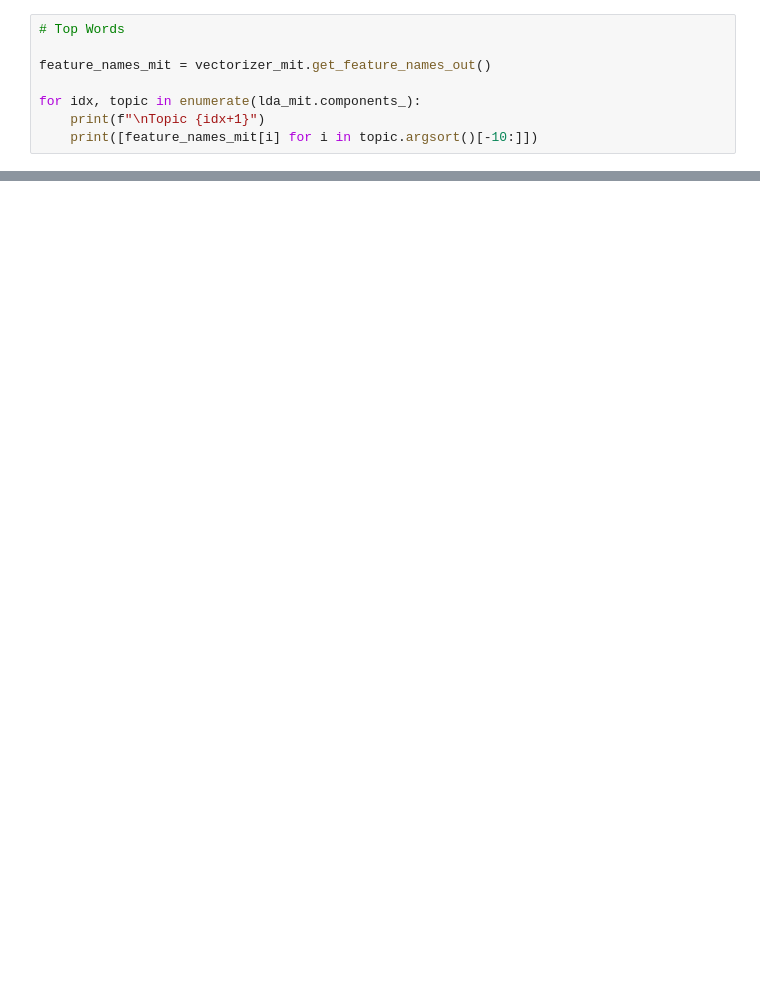
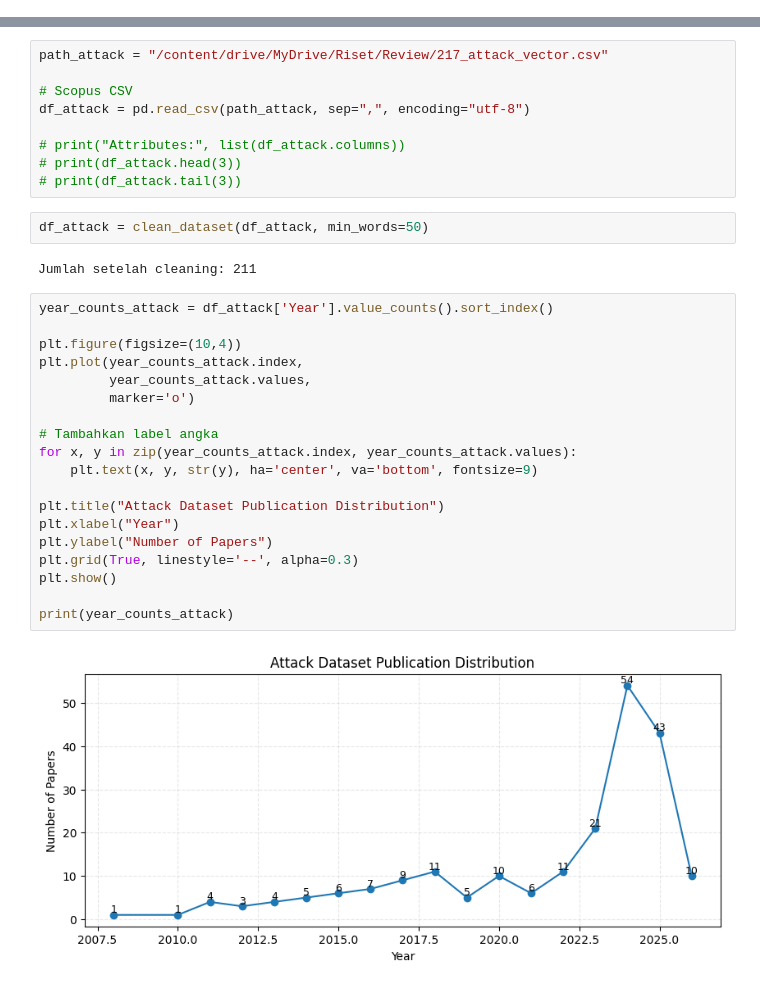
Before and after one commit to aquarink/Trends-in-Data-Leakage-Attacks-and-Mitigation-Strategies, a Jupyter notebook: DataLeakageAttackDataset.ipynb, the cells around one changed output, grey strips where cells are left out. Drawn from its saved outputs; the diff is of its cells as text; blank space fills up the shorter version.

Commit message:
revamp: new version clean code

```diff
--- a/DataLeakageAttackDataset.ipynb
+++ b/DataLeakageAttackDataset.ipynb
@@ -319,8 +0,0 @@ LatentDirichletAllocation(n_components=6, random_state=42)
-# %%
-# Top Words
-
-feature_names_mit = vectorizer_mit.get_feature_names_out()
-
-for idx, topic in enumerate(lda_mit.components_):
-    print(f"\nTopic {idx+1}")
-    print([feature_names_mit[i] for i in topic.argsort()[-10:]])
@@ -381,0 +725,34 @@ Mitigation Topic 6 Growth Rate: -0.002212551953352458
+# %%
+path_attack = "/content/drive/MyDrive/Riset/Review/217_attack_vector.csv"
+
+# Scopus CSV
+df_attack = pd.read_csv(path_attack, sep=",", encoding="utf-8")
+
+# print("Attributes:", list(df_attack.columns))
+# print(df_attack.head(3))
+# print(df_attack.tail(3))
+# %%
+df_attack = clean_dataset(df_attack, min_words=50)
+# %% [output]
+Jumlah setelah cleaning: 211
+# %%
+year_counts_attack = df_attack['Year'].value_counts().sort_index()
+
+plt.figure(figsize=(10,4))
+plt.plot(year_counts_attack.index,
+         year_counts_attack.values,
+         marker='o')
+
+# Tambahkan label angka
+for x, y in zip(year_counts_attack.index, year_counts_attack.values):
+    plt.text(x, y, str(y), ha='center', va='bottom', fontsize=9)
+
+plt.title("Attack Dataset Publication Distribution")
+plt.xlabel("Year")
+plt.ylabel("Number of Papers")
+plt.grid(True, linestyle='--', alpha=0.3)
+plt.show()
+
+print(year_counts_attack)
+# %% [output]
+[figure, added]
```
Also changed, not shown: parts of 60 cells of this notebook.
